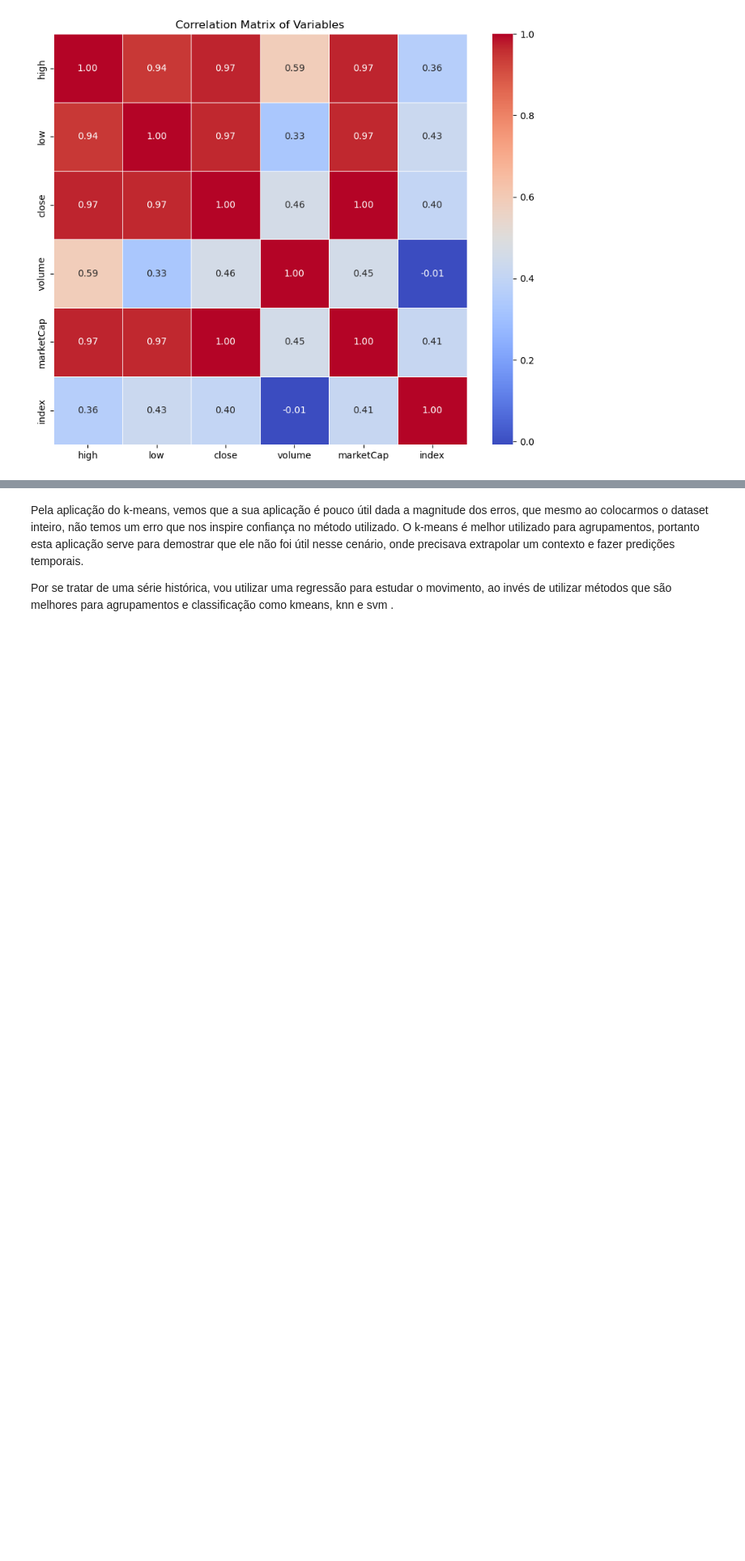
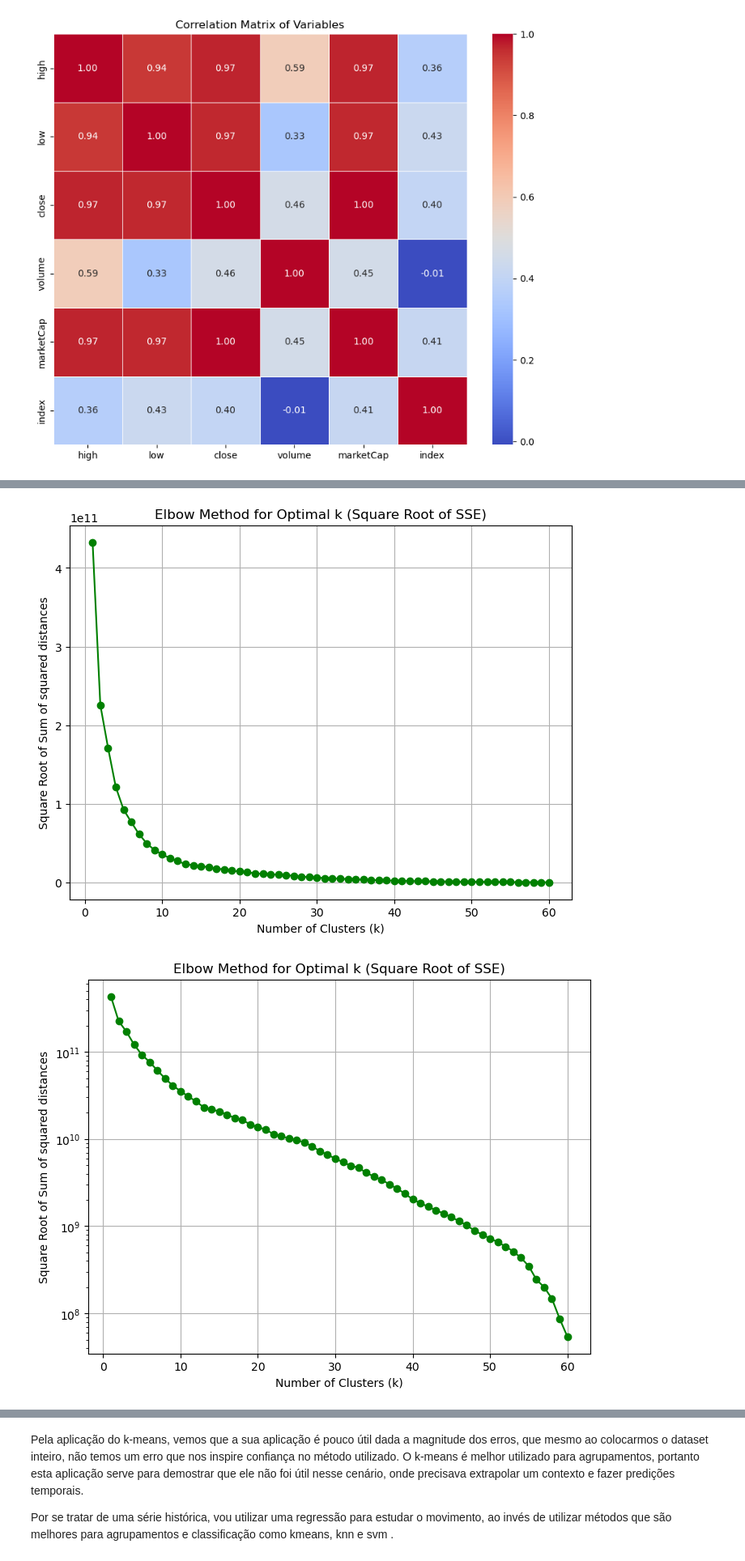
Before and after one commit to TeuPremium/1eedados, a Jupyter notebook: bitcoin.ipynb, the cells around one changed output, grey strips where cells are left out. Shown at 81% size. Cells and saved outputs as stored; diff of their text form; code cells hidden in the pictures; blank space fills up the shorter version.

```diff
--- a/bitcoin.ipynb
+++ b/bitcoin.ipynb
@@ -182,0 +194,38 @@ print(table)
+# %%
+# Compute the square root of SSE values
+sqrt_inertia_values = np.sqrt(inertia_values)
+
+# Plot the graph with square root of SSE on a linear scale
+plt.figure(figsize=(8, 6))
+plt.plot(clusters_range, sqrt_inertia_values, marker='o', color='green')
+plt.title('Elbow Method for Optimal k (Square Root of SSE)')
+plt.xlabel('Number of Clusters (k)')
+plt.ylabel('Square Root of Sum of squared distances')
+plt.grid(True)
+plt.show()
+
+# Plot the graph with square root of SSE on a logarithmic scale
+plt.figure(figsize=(8, 6))
+plt.plot(clusters_range, sqrt_inertia_values, marker='o', color='green')
+plt.title('Elbow Method for Optimal k (Square Root of SSE)')
+plt.xlabel('Number of Clusters (k)')
+plt.ylabel('Square Root of Sum of squared distances')
+plt.grid(True)
+plt.yscale('log')  # Set logarithmic scale on the y-axis
+plt.show()
+
+
+sqrt_table = PrettyTable()
+
+# Define the column names
+sqrt_table.field_names = ['Number of Clusters (k)', 'Square Root of SSE']
+
+# Populate the table with data
+for n_clusters, sqrt_inertia in zip(clusters_range, sqrt_inertia_values):
+    sqrt_table.add_row([n_clusters, '{:.2e}'.format(sqrt_inertia)])
+
+# Print the table
+print(sqrt_table)
+# %% [output]
+[figure, added]
+[figure, added]
```
Also changed, not shown: parts of 6 cells of this notebook.
